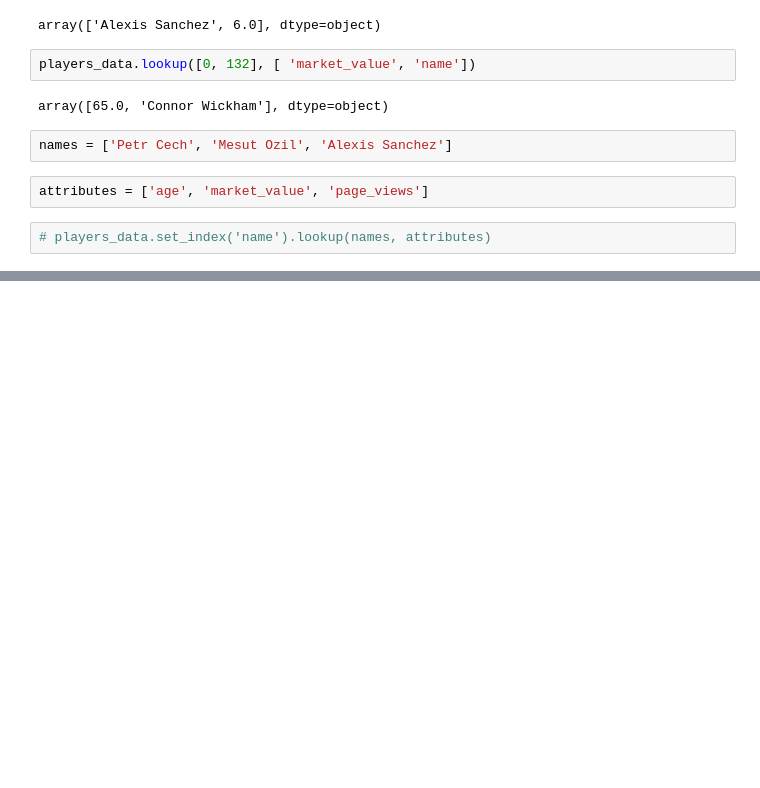
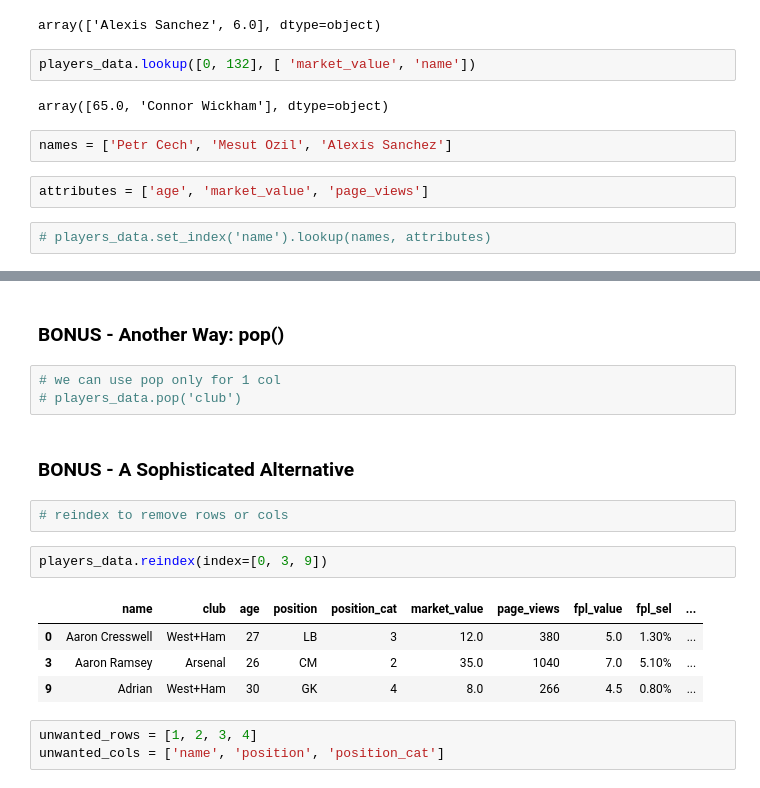
Before and after one commit to momchilantonov/ultimate_pandas_bootcamp, a Jupyter notebook: lectures/DataFrames in Depth.ipynb, the cells around one changed output, grey strips where cells are left out. Cells and saved outputs as stored; diff of their text form; blank space fills up the shorter version.

```diff
--- a/lectures/DataFrames in Depth.ipynb
+++ b/lectures/DataFrames in Depth.ipynb
@@ -1259,0 +1242,19 @@ Name: club, Length: 465, dtype: object
+# %% [markdown]
+### BONUS - Another Way: pop()
+# %%
+# we can use pop only for 1 col
+# players_data.pop('club')
+# %% [markdown]
+### BONUS - A Sophisticated Alternative
+# %%
+# reindex to remove rows or cols
+# %%
+players_data.reindex(index=[0, 3, 9])
+# %% [output]
+|  | name | club | age | position | position_cat | market_value | page_views | fpl_value | fpl_sel | ... |
+| 0 | Aaron Cresswell | West+Ham | 27 | LB | 3 | 12.0 | 380 | 5.0 | 1.30% | ... |
+| 3 | Aaron Ramsey | Arsenal | 26 | CM | 2 | 35.0 | 1040 | 7.0 | 5.10% | ... |
+| 9 | Adrian | West+Ham | 30 | GK | 4 | 8.0 | 266 | 4.5 | 0.80% | ... |
+# %%
+unwanted_rows = [1, 2, 3, 4]
+unwanted_cols = ['name', 'position', 'position_cat']
```
Also changed, not shown: parts of 121 cells of this notebook.
